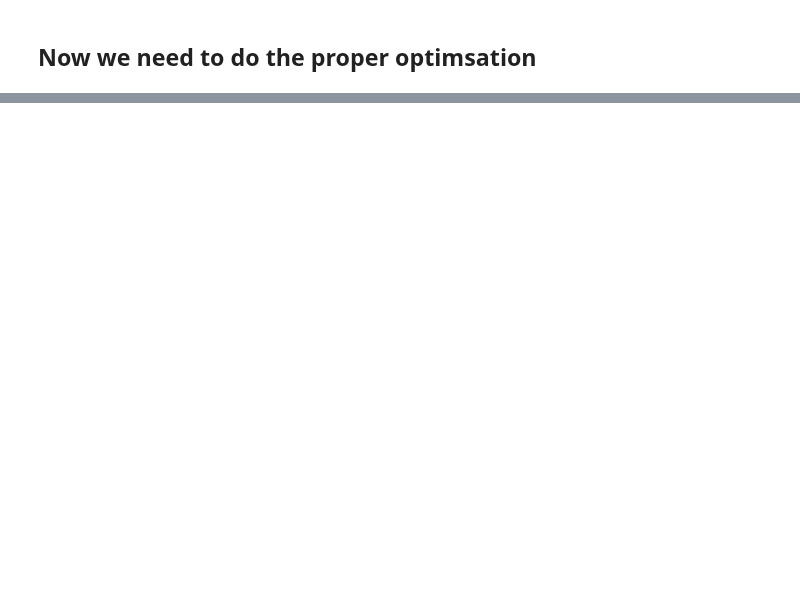
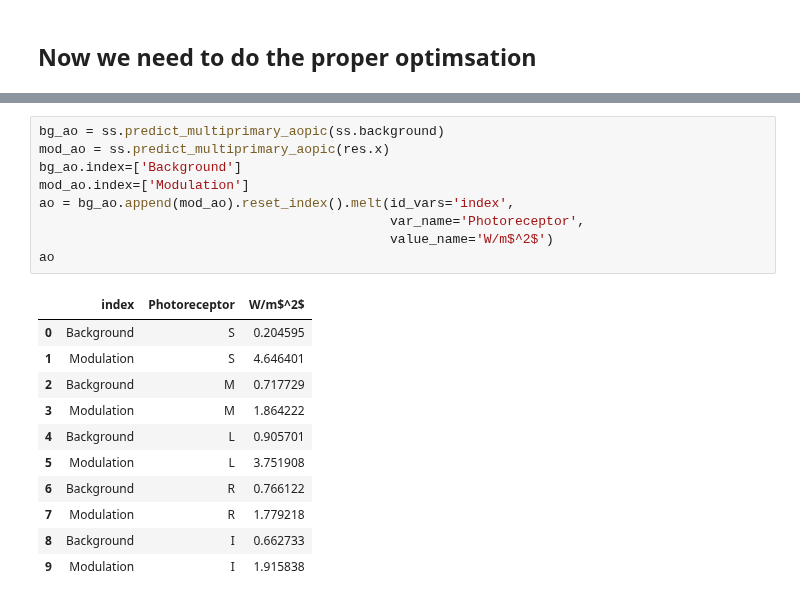
Before and after one commit to PySilentSubstitution/pysilsub, a Jupyter notebook: notebooks/silent_substitution_example.ipynb, the cells around one changed output, grey strips where cells are left out. Saved outputs shown, nothing was run; the diff lists cells and outputs as text; blank space fills up the shorter version.

```diff
--- a/notebooks/silent_substitution_example.ipynb
+++ b/notebooks/silent_substitution_example.ipynb
@@ -147,0 +156,21 @@ TypeError: object of type 'NoneType' has no len()
+# %%
+bg_ao = ss.predict_multiprimary_aopic(ss.background)
+mod_ao = ss.predict_multiprimary_aopic(res.x)
+bg_ao.index=['Background']
+mod_ao.index=['Modulation']
+ao = bg_ao.append(mod_ao).reset_index().melt(id_vars='index',
+                                             var_name='Photoreceptor',
+                                             value_name='W/m$^2$')
+ao
+# %% [output]
+|  | index | Photoreceptor | W/m$^2$ |
+| 0 | Background | S | 0.204595 |
+| 1 | Modulation | S | 4.646401 |
+| 2 | Background | M | 0.717729 |
+| 3 | Modulation | M | 1.864222 |
+| 4 | Background | L | 0.905701 |
+| 5 | Modulation | L | 3.751908 |
+| 6 | Background | R | 0.766122 |
+| 7 | Modulation | R | 1.779218 |
+| 8 | Background | I | 0.662733 |
+| 9 | Modulation | I | 1.915838 |
```
Also changed, not shown: parts of 9 cells of this notebook, 6 other files.
